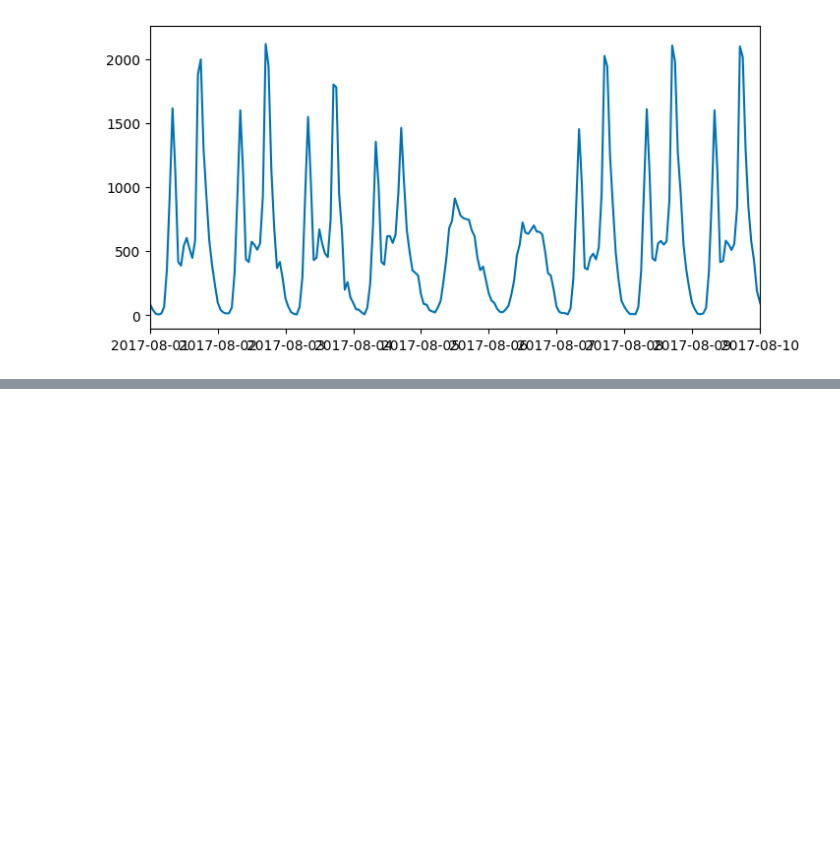
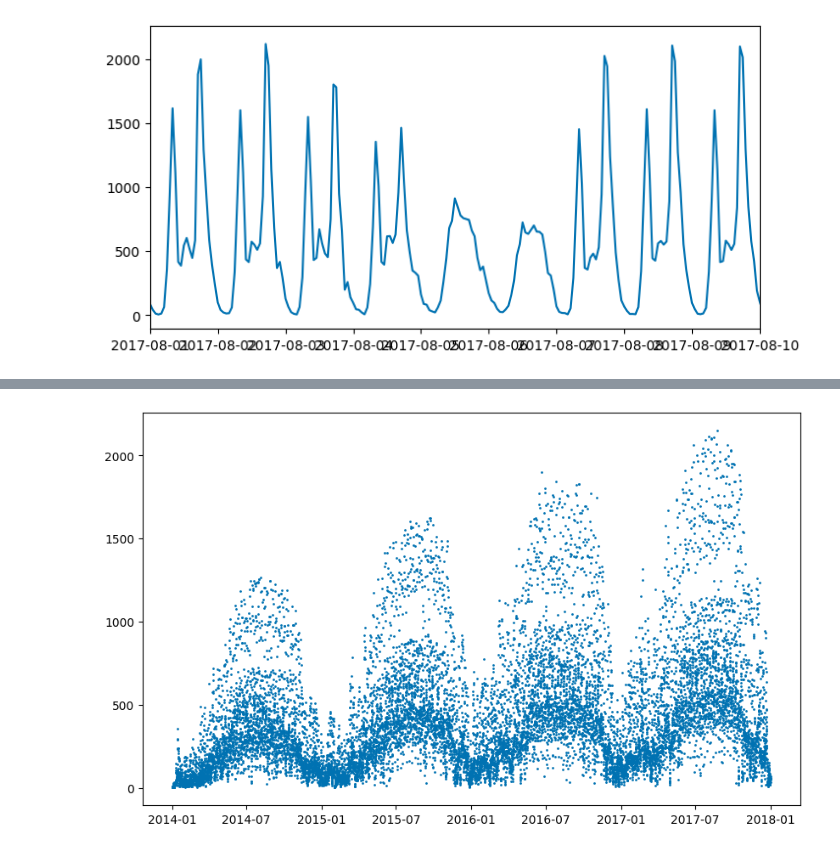
Before and after one commit to hwshin1/Colab_lec, a Jupyter notebook: 20260429_lec.ipynb, the cells around one changed output, grey strips where cells are left out. Cells and saved outputs as stored; diff of their text form; code cells hidden in the pictures; blank space fills up the shorter version.

```diff
--- a/20260429_lec.ipynb
+++ b/20260429_lec.ipynb
@@ -484,0 +547,2 @@ plt.show()
+# %%
+df = df[(df['ds'].dt.hour >= 8) & (df['ds'].dt.hour < 18)]
@@ -484,0 +565,6 @@ plt.show()
+# %%
+plt.figure(figsize=(10, 6))
+plt.scatter(x=df['ds'], y=df['y'], s=1, c='#0072B2')
+plt.show()
+# %% [output]
+[figure, added]
```
Also changed, not shown: parts of 44 cells of this notebook.
